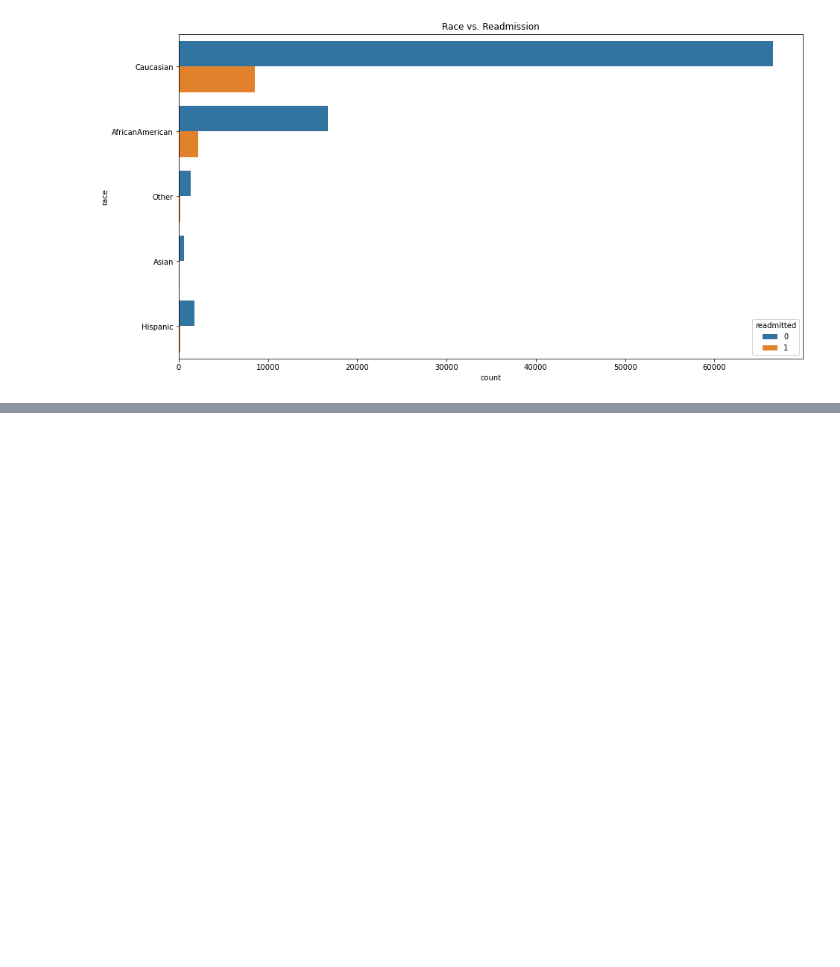
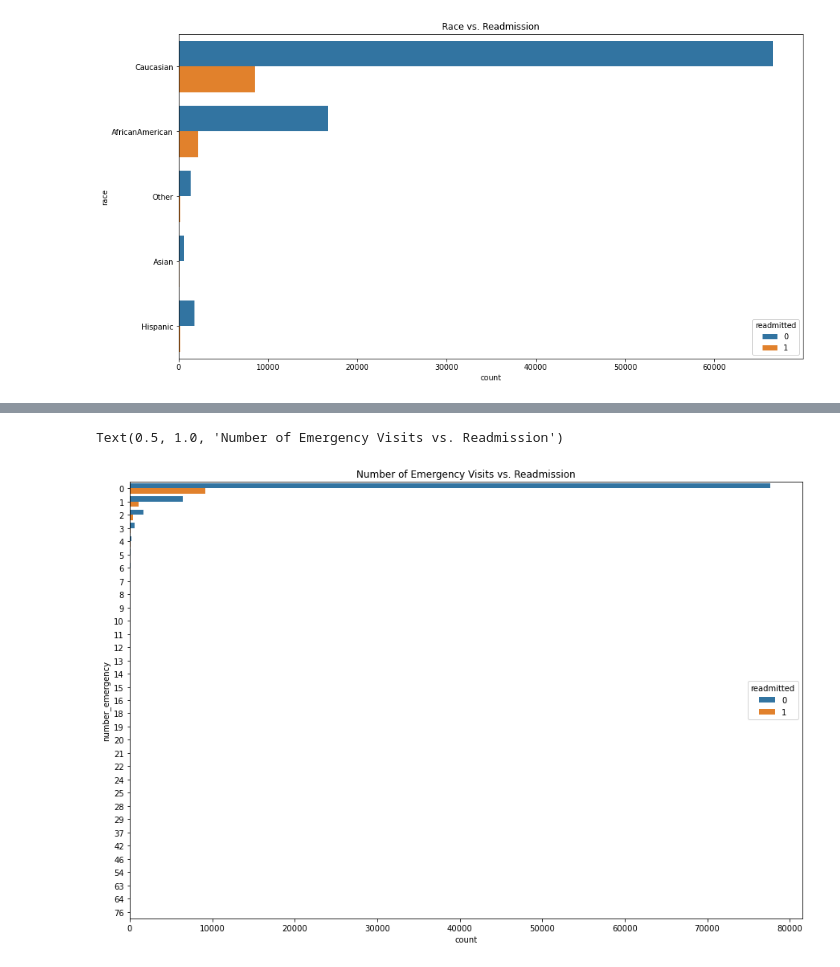
Before and after one commit to Viasha/Hospital_Readmission, a Jupyter notebook: diabetic_pt_readmission.ipynb, the cells around one changed output, grey strips where cells are left out. Cells and saved outputs as stored; diff of their text form; code cells hidden in the pictures; blank space fills up the shorter version.

```diff
--- a/diabetic_pt_readmission.ipynb
+++ b/diabetic_pt_readmission.ipynb
@@ -500,0 +542,7 @@ Text(0.5, 1.0, 'Race vs. Readmission')
+# %%
+#Visual of readmission by number of emergency visits
+fig7=plt.figure(figsize=(15,10))
+sns.countplot(y=data_cleaned['number_emergency'], hue= data_cleaned['readmitted']).set_title('Number of Emergency Visits vs. Readmission')
+# %% [output]
+Text(0.5, 1.0, 'Number of Emergency Visits vs. Readmission')
+[figure, added]
```
Also changed, not shown: parts of 9 cells of this notebook.
